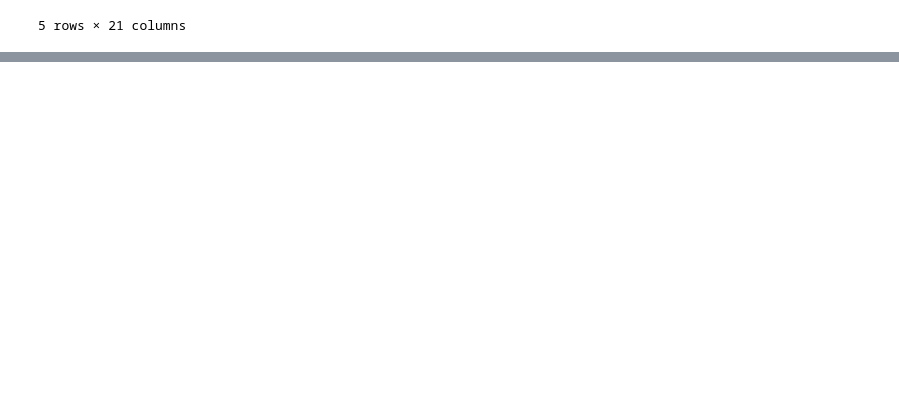
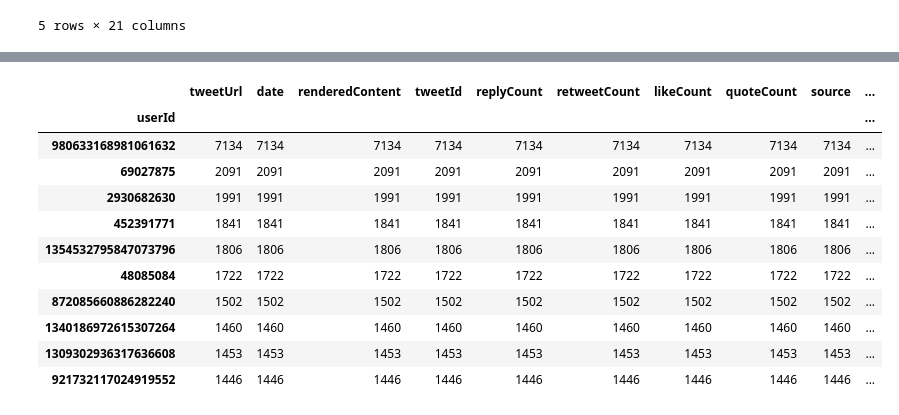
Before and after one commit to EstebanReyes1998/Actividad-IIC2154, a Jupyter notebook: Actividad.ipynb, the cells around one changed output, grey strips where cells are left out. Cells and saved outputs as stored; diff of their text form; code cells hidden in the pictures; blank space fills up the shorter version.

```diff
--- a/Actividad.ipynb
+++ b/Actividad.ipynb
@@ -101,3 +101,21 @@ top_10_tweets()
 | 398011 | https://twitter.com/vanessa_vash/... | 2021-02-02 19:09:23+00:00 | Farmers feed the world. Fight for... | 1356681136655769605 | 1134059457191776257 | 1301 | 18744 | 67986 | 820 | ... |
 | 325261 | https://twitter.com/kylekuzma/sta... | 2021-02-03 16:55:04+00:00 | Should be talking about this! #Fa... | 1357009721090138112 | 272616327 | 4167 | 17368 | 39653 | 2505 | ... |
 | 163689 | https://twitter.com/AmandaCerny/s... | 2021-02-09 05:36:49+00:00 | To all of my influencer/celeb fri... | 1359013362881994752 | 104856942 | 2028 | 15677 | 81375 | 813 | ... |
+# %%
+def top_10_usuarios():
+    tweets_agrupados = tweets.groupby(['userId']).count()
+    return tweets_agrupados.nlargest(10, 'tweetUrl')
+top_10_usuarios()
+# %% [output]
+|  | tweetUrl | date | renderedContent | tweetId | replyCount | retweetCount | likeCount | quoteCount | source | ... |
+| userId |  |  |  |  |  |  |  |  |  | ... |
+| 980633168981061632 | 7134 | 7134 | 7134 | 7134 | 7134 | 7134 | 7134 | 7134 | 7134 | ... |
+| 69027875 | 2091 | 2091 | 2091 | 2091 | 2091 | 2091 | 2091 | 2091 | 2091 | ... |
+| 2930682630 | 1991 | 1991 | 1991 | 1991 | 1991 | 1991 | 1991 | 1991 | 1991 | ... |
+| 452391771 | 1841 | 1841 | 1841 | 1841 | 1841 | 1841 | 1841 | 1841 | 1841 | ... |
+| 1354532795847073796 | 1806 | 1806 | 1806 | 1806 | 1806 | 1806 | 1806 | 1806 | 1806 | ... |
+| 48085084 | 1722 | 1722 | 1722 | 1722 | 1722 | 1722 | 1722 | 1722 | 1722 | ... |
+| 872085660886282240 | 1502 | 1502 | 1502 | 1502 | 1502 | 1502 | 1502 | 1502 | 1502 | ... |
+| 1340186972615307264 | 1460 | 1460 | 1460 | 1460 | 1460 | 1460 | 1460 | 1460 | 1460 | ... |
+| 1309302936317636608 | 1453 | 1453 | 1453 | 1453 | 1453 | 1453 | 1453 | 1453 | 1453 | ... |
+| 921732117024919552 | 1446 | 1446 | 1446 | 1446 | 1446 | 1446 | 1446 | 1446 | 1446 | ... |
```
